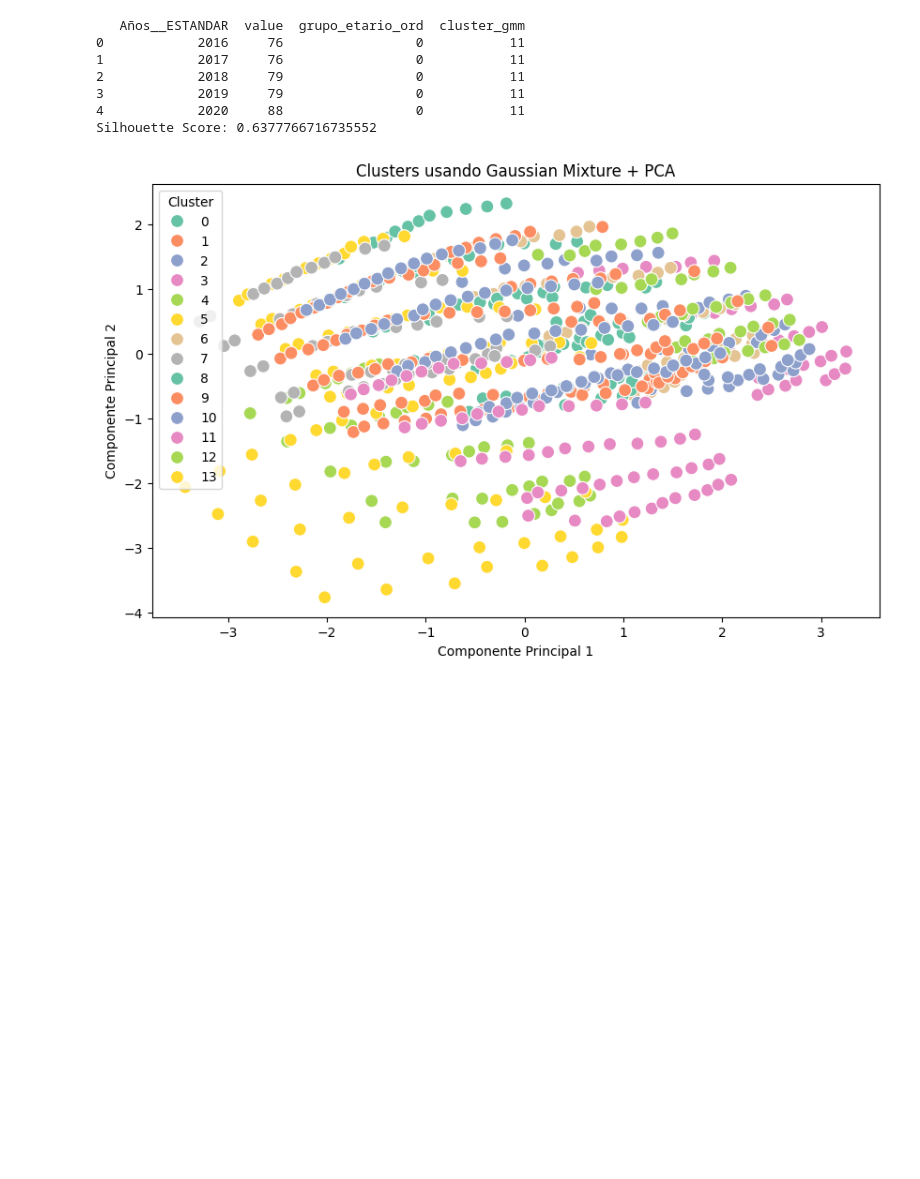
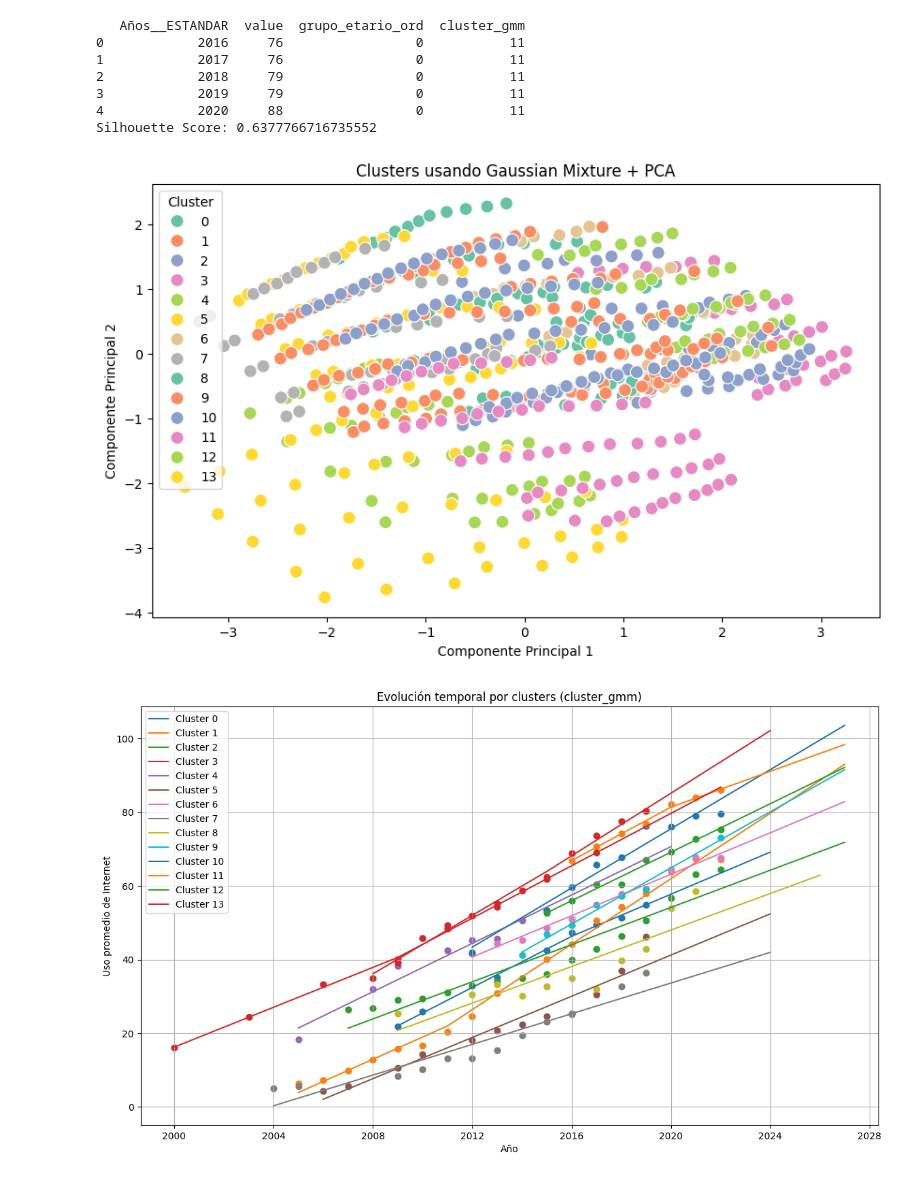
Before and after one commit to Ren23813/proyectoFinal_Mineria, a Jupyter notebook: Fase3ProyectoFinal.ipynb, the cells around one changed output. Cells and saved outputs as stored; diff of their text form; code cells hidden in the pictures; blank space fills up the shorter version.

```diff
--- a/Fase3ProyectoFinal.ipynb
+++ b/Fase3ProyectoFinal.ipynb
@@ -10,6 +10,8 @@ from sklearn.decomposition import PCA
 import matplotlib.pyplot as plt
 import seaborn as sns
 
+import logging
+logging.getLogger('cmdstanpy').disabled = True
 
 
 #kmeans(M) ; gaussian mixture(R) ; OPTICS(M) ; agglomerative(R)
@@ -17,6 +19,58 @@ import seaborn as sns
 # Leer datos
 df = pd.read_csv("datos_transformados.csv")
 X_GENERAL = df.drop(columns=["Grupos etarios Uso Internet"])    #porque ya está como ordinal en otra columna
+
+def prophet_por_clusters(df, cluster_col, forecast_years=5):
+    plt.figure(figsize=(14,8))
+    clusters = sorted(df[cluster_col].unique())
+    for c in clusters:
+        temp = (
+            df[df[cluster_col] == c]
+            .groupby("Años__ESTANDAR")["value"]
+            .mean()
+            .reset_index()
+        )
+        temp = temp.rename(columns={
+            "Años__ESTANDAR": "ds",
+            "value": "y"
+        })
+        temp["ds"] = pd.to_datetime(
+            temp["ds"],
+            format="%Y"
+        )
+        model = Prophet(
+            yearly_seasonality=False,
+            weekly_seasonality=False,
+            daily_seasonality=False
+        )
+        model.fit(temp)
+
+        future = model.make_future_dataframe(
+            periods=forecast_years,
+            freq='YE'
+        )
+        forecast = model.predict(future)
+        #prediccion
+        plt.plot(
+            forecast["ds"],
+            forecast["yhat"],
+            label=f"Cluster {c}"
+        )
+        #reales
+        plt.scatter(
+            temp["ds"],
+            temp["y"],
+            s=40
+        )
+        #graficar
+    plt.title(f"Evolución temporal por clusters ({cluster_col})")
+    plt.xlabel("Año")
+    plt.ylabel("Uso promedio de Internet")
+    plt.legend()
+    plt.grid(True)
+    plt.show()
+
+
 
 
 ############## GAUSSIAN MIXTURE
@@ -42,33 +96,36 @@ print(df[[
 
 
 score = silhouette_score(X_escalado_Gauss, clusters_gauss)
 print("Silhouette Score:", score)
 
 
 pca = PCA(n_components=2)
 X_pca = pca.fit_transform(X_escalado_Gauss)
 plt.figure(figsize=(10,6))
 sns.scatterplot(
     x=X_pca[:,0],
     y=X_pca[:,1],
     hue=clusters_gauss,
     palette='Set2',
     s=100
 )
 plt.title("Clusters usando Gaussian Mixture + PCA")
 plt.xlabel("Componente Principal 1")
 plt.ylabel("Componente Principal 2")
 plt.legend(title="Cluster")
 plt.show()
+
+prophet_por_clusters(df, "cluster_gmm")
 # %% [output]
    Años__ESTANDAR  value  grupo_etario_ord  cluster_gmm
 0            2016     76                 0           11
 1            2017     76                 0           11
 2            2018     79                 0           11
 3            2019     79                 0           11
 4            2020     88                 0           11
 Silhouette Score: 0.6377766716735552
 [figure]
+[figure, added]
 # %%
 #####AGGLOMERATIVE CLUSTERING
 from sklearn.cluster import AgglomerativeClustering
```
Also changed, not shown: parts of 3 cells of this notebook.
